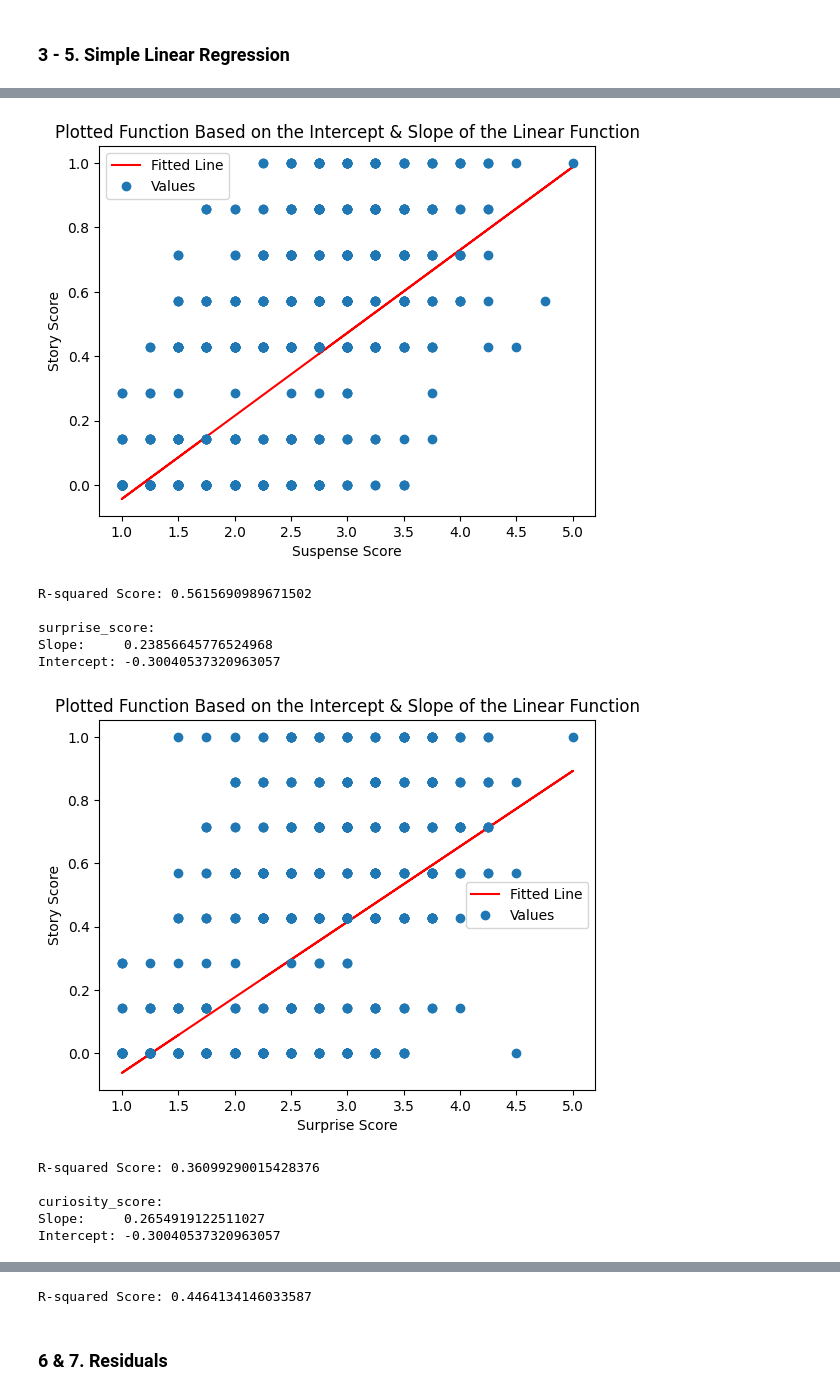
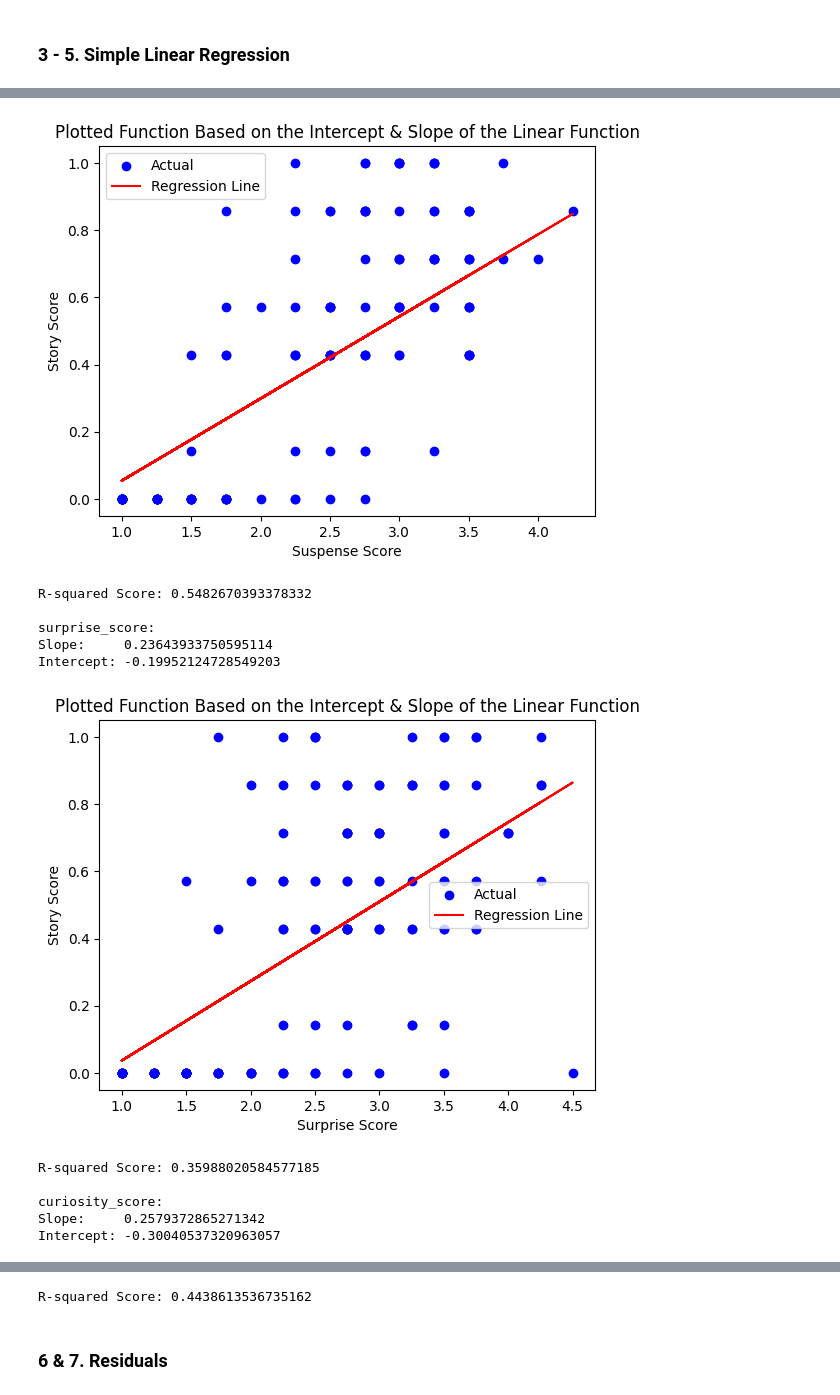
Before and after one commit to Cameron-Meinsma/assignment_2_analysing_data, a Jupyter notebook: assignment_2.ipynb, the cells around one changed output, grey strips where cells are left out. Drawn from its saved outputs; the diff is of its cells as text; code cells hidden in the pictures.

Commit message:
Plotted the function based on intercept and slope

```diff
--- a/assignment_2.ipynb
+++ b/assignment_2.ipynb
@@ -67,34 +67,36 @@ scatter(independent_variables)
 print("Simple Linear Regression")
 for independent_variable in independent_variables:
     # Assign independent variable
-    x = df_change_my_view[[independent_variable]]
+    X = df_change_my_view[[independent_variable]]
     # Assign dependent variable
     y = df_change_my_view['story_score']
 
+    # Split the data into training and testing sets
+    X_train, X_test, y_train, y_test = train_test_split(X, y, test_size=0.2, random_state=42)
+
     # Create a Linear Regression model
     lr = LinearRegression()
-    lr.fit(x, y)
+    # Train the model
+    lr.fit(X_train, y_train)
 
-    # Calculate the intercept and coefficient
-    slope = lr.coef_[0]
-    intercept = model.intercept_
+    # Print the slope and intercept
     print(f"""\n{independent_variable}:
-Slope:     {slope}
-Intercept: {intercept}""")
+Slope:     {lr.coef_[0]}
+Intercept: {lr.intercept_}""")
+
+    # Predict the story score for the test set
+    y_pred = lr.predict(X_test)
 
     # Plot the function based on the intercept and slope
-    fit_line = slope * x + intercept
-    plt.plot(x, fit_line, 'r', label='Fitted Line')
-    plt.plot(x, y, 'o', label='Values')
-    plt.legend()
+    plt.scatter(X_test, y_test, color='blue', label='Actual') # Plot the actual data points
+    plt.plot(X_test, y_pred, color='red', label='Regression Line') # Plot the regression line
     plt.xlabel(re.sub('_', ' ', independent_variable).title())
     plt.ylabel('Story Score')
     plt.title('Plotted Function Based on the Intercept & Slope of the Linear Function')
+    plt.legend()
     plt.show()
 
     # Calculate the r^2 score
-    X_train, X_test, y_train, y_test = train_test_split(x, y, test_size=0.2, random_state=42)
-    y_pred = lr.predict(X_test)
     r2 = r2_score(y_test, y_pred)
     print(f"R-squared Score: {r2}")
 # %% [output]
@@ -124,12 +126,12 @@ Intercept: -0.30040537320963057
-[figure, old version]
+[figure, new version]
-R-squared Score: 0.5615690989671502
+R-squared Score: 0.5482670393378332
 
 surprise_score:
-Slope:     0.23856645776524968
-Intercept: -0.30040537320963057
+Slope:     0.23643933750595114
+Intercept: -0.19952124728549203
-[figure, old version]
+[figure, new version]
-R-squared Score: 0.36099290015428376
+R-squared Score: 0.35988020584577185
 
 curiosity_score:
-Slope:     0.2654919122511027
+Slope:     0.2579372865271342
 Intercept: -0.30040537320963057
@@ -137,4 +139,4 @@ Intercept: -0.30040537320963057
-R-squared Score: 0.4464134146033587
+R-squared Score: 0.4438613536735162
 # %% [markdown]
 ### 6 & 7. Residuals
 # %%
```
Also changed, not shown: parts of 1 cell of this notebook.
